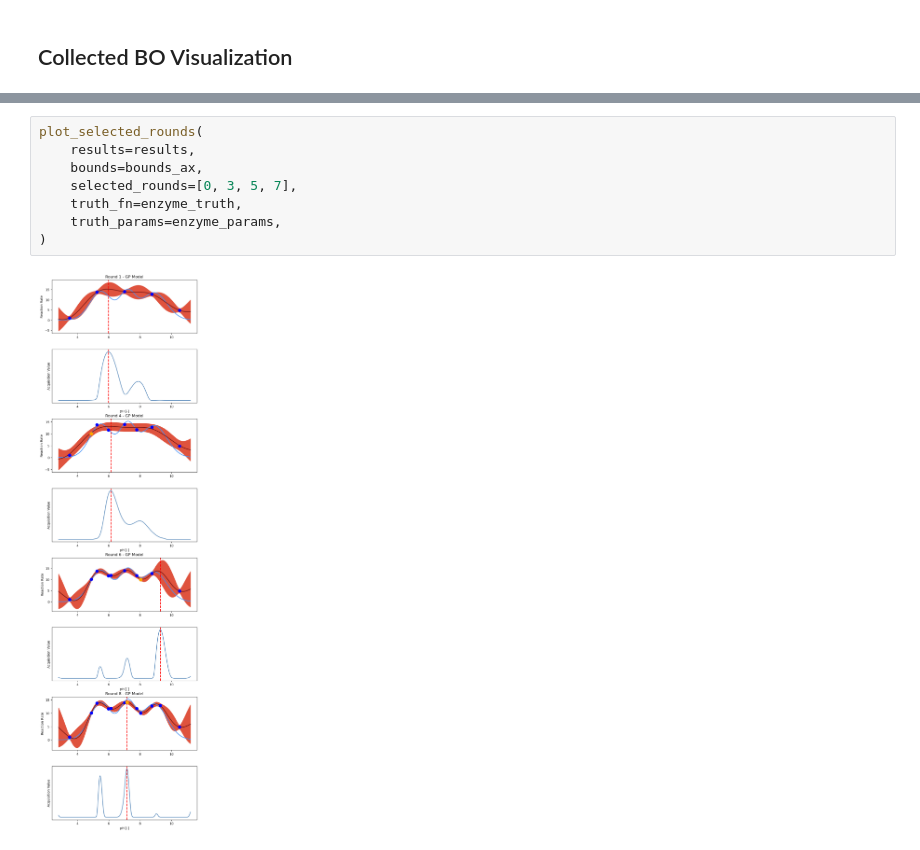
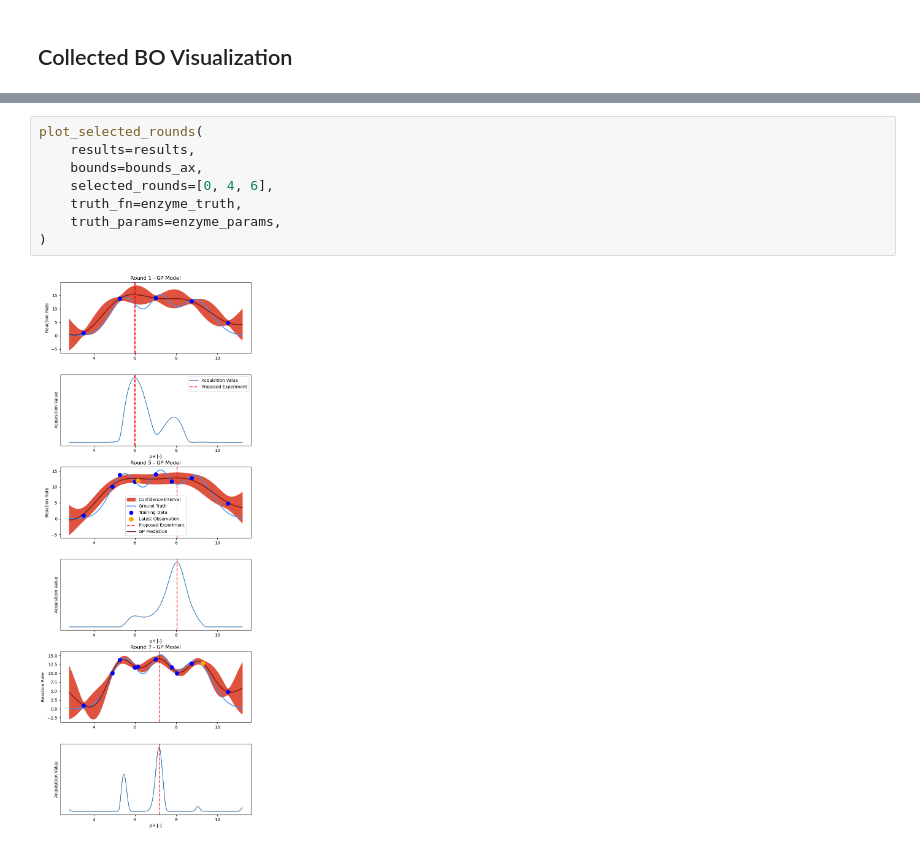
Before and after one commit to lhelleckes/BO_Empirical_Examples, a Jupyter notebook: simple_example.ipynb, the cells around one changed output, grey strips where cells are left out. Drawn from its saved outputs; the diff is of its cells as text.

Commit message:
Add legend to pre-sub figure

```diff
--- a/simple_example.ipynb
+++ b/simple_example.ipynb
@@ -268,10 +268,10 @@ instead, which fixes the issues and has the same API. See https://arxiv.org/abs/
 # %%
 plot_selected_rounds(
     results=results,
     bounds=bounds_ax,
-    selected_rounds=[0, 3, 5, 7],
+    selected_rounds=[0, 4, 6],
     truth_fn=enzyme_truth,
     truth_params=enzyme_params,
 )
 # %% [output]
-[figure, old version]
+[figure, new version]
```
Also changed, not shown: parts of 1 cell of this notebook, 1 other file.
